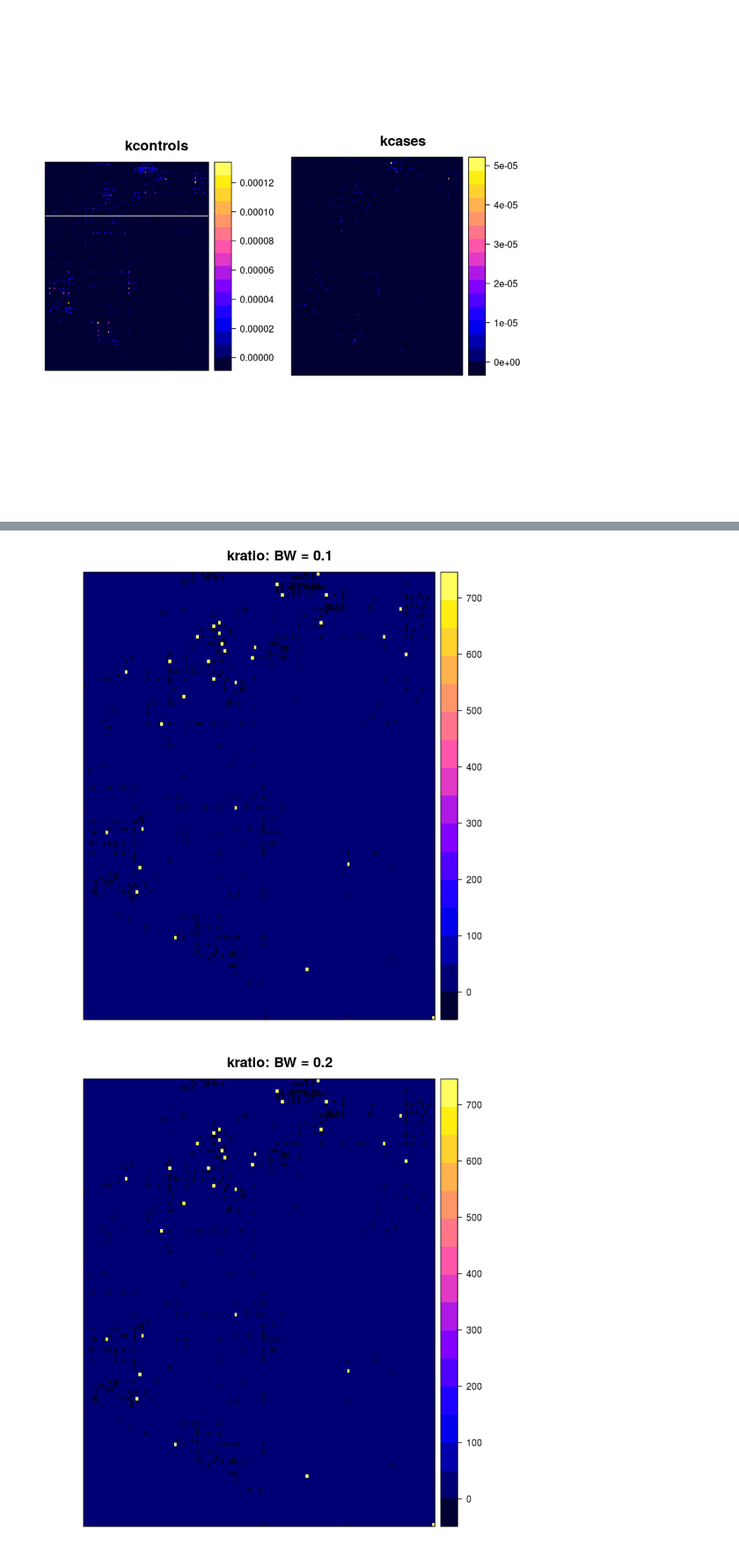
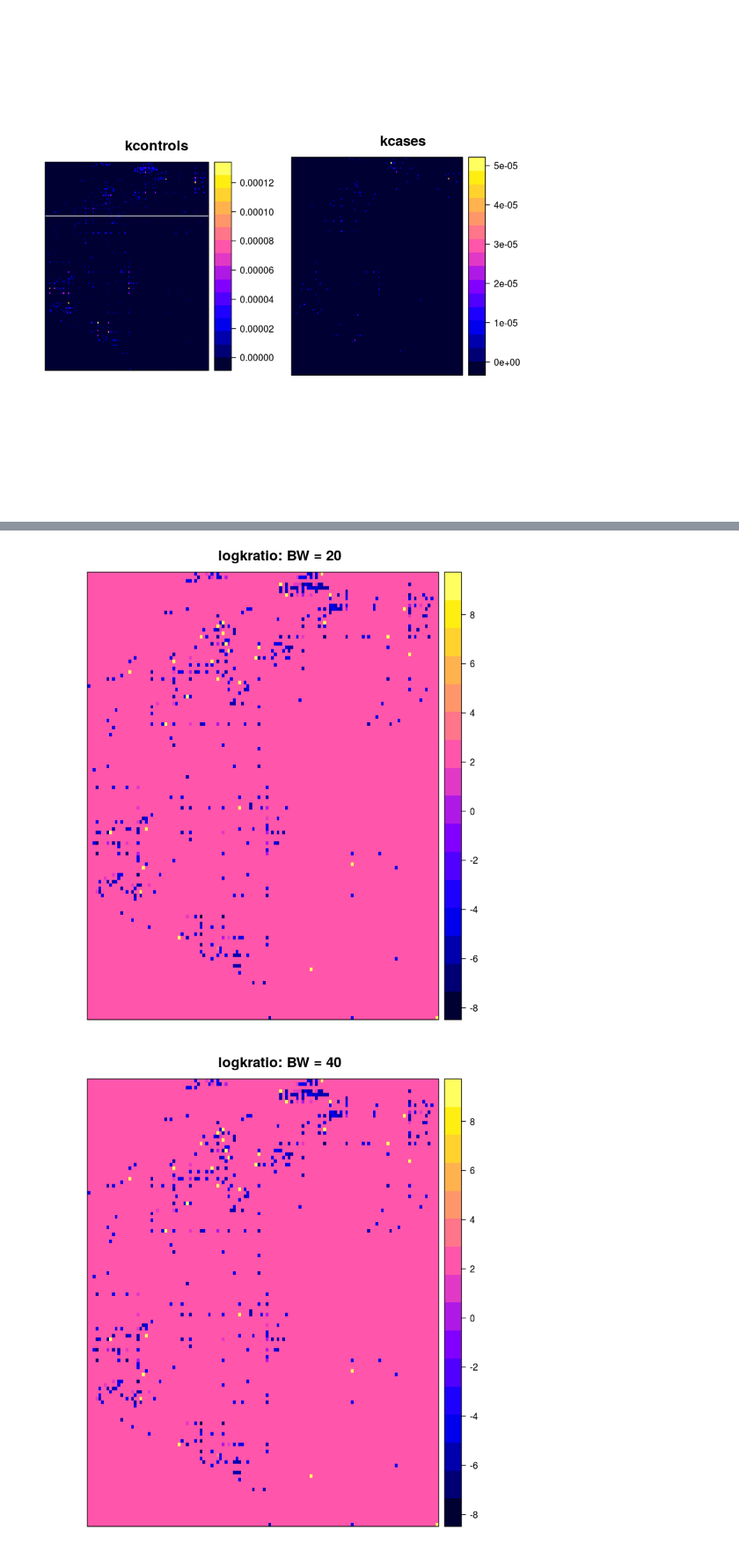
Before and after one commit to nmmarquez/spatial_epi, a Jupyter notebook: homework/hw4/hw4.ipynb, the cells around one changed output, grey strips where cells are left out. Shown: that part at 88% size. Cells and saved outputs as stored; diff of their text form; code cells hidden in the pictures.

```diff
--- a/homework/hw4/hw4.ipynb
+++ b/homework/hw4/hw4.ipynb
@@ -144,7 +155,7 @@ alaska <- subset(x, ASTHMA != -999)
 pointdf <- SpatialPointsDataFrame(coords=alaska[,c("X_COORD", "Y_COORD")],
                                   data=alaska[,c("MOLD","ASTHMA")])
 # %%
-bwasthma <- 0.06
+bwasthma <- 20
 pppasthma <- as(pointdf, "ppp")
 # %%
 #marks(pppasthma) <- relevel(pppasthma$marks$Asthma, "control")
@@ -196,11 +209,11 @@ test_bandwith <- function(bwasthma, p = pointdf){
     spkratio
 }
 # %%
-for (i  in (1:10 / 10)){
+for (i  in (1:10 * 20)){
     spkratio_sub <- test_bandwith(bwasthma=i, p = pointdf)
-    p_sub <- spplot(spkratio_sub, "kratio", main=paste0("kratio: BW = ", i))
+    p_sub <- spplot(spkratio_sub, "logratio", main=paste0("logkratio: BW = ", i))
     print(p_sub)
 }
 # %% [output]
-[figure, old version]
+[figure, new version]
-[figure, old version]
+[figure, new version]
```
Also changed, not shown: parts of 29 cells of this notebook.
